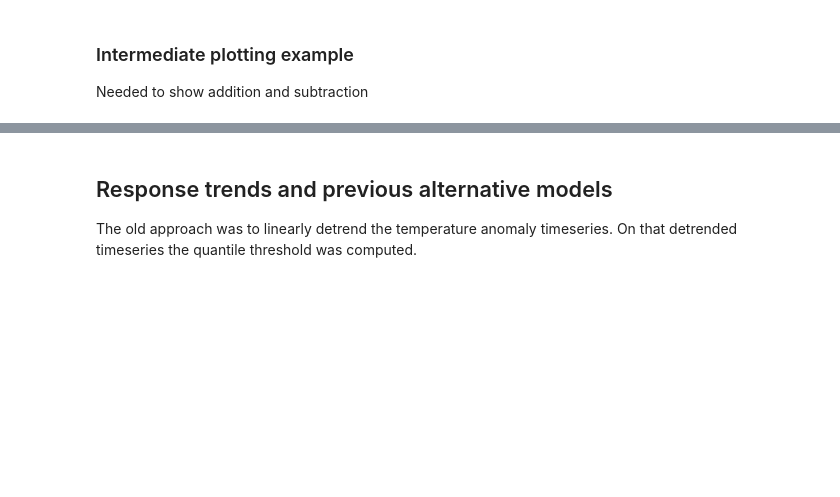
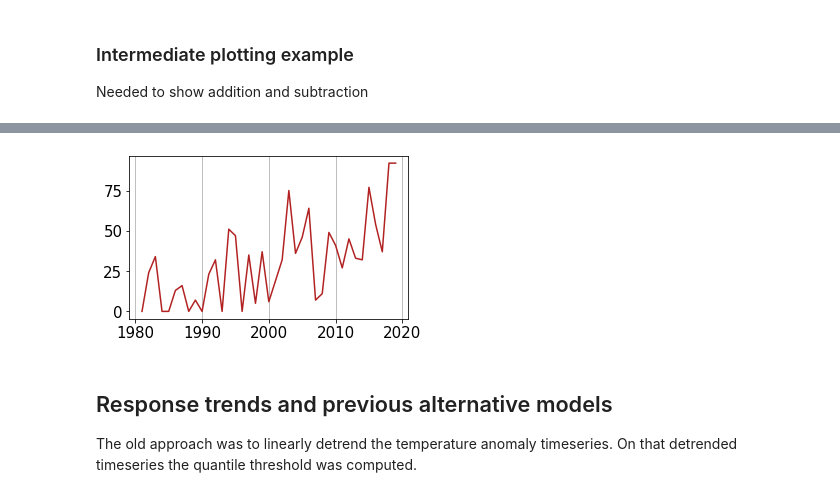
Before and after one commit to chiemvs/Weave, a Jupyter notebook: notebooks/Classifier_skills.ipynb, the cells around one changed output, grey strips where cells are left out. Cells and saved outputs as stored; diff of their text form; code cells hidden in the pictures; blank space fills up the shorter version.

```diff
--- a/notebooks/Classifier_skills.ipynb
+++ b/notebooks/Classifier_skills.ipynb
@@ -484,3 +493,11 @@ plt.show()
+# %%
+fig, ax = plt.subplots(figsize = (5,3))
+npositives = y_true.groupby(y_true.index.get_level_values('time').year).sum()
+ax.plot(npositives.index, npositives, color = 'firebrick')
+ax.grid(b=True,axis = 'x')
+ax.tick_params(axis='both', labelsize = 15)
+# %% [output]
+[figure, added]
 # %% [markdown]
 ## Response trends and previous alternative models
 The old approach was to linearly detrend the temperature anomaly timeseries. On that detrended timeseries the quantile threshold was computed.
```
Also changed, not shown: parts of 5 cells of this notebook.
